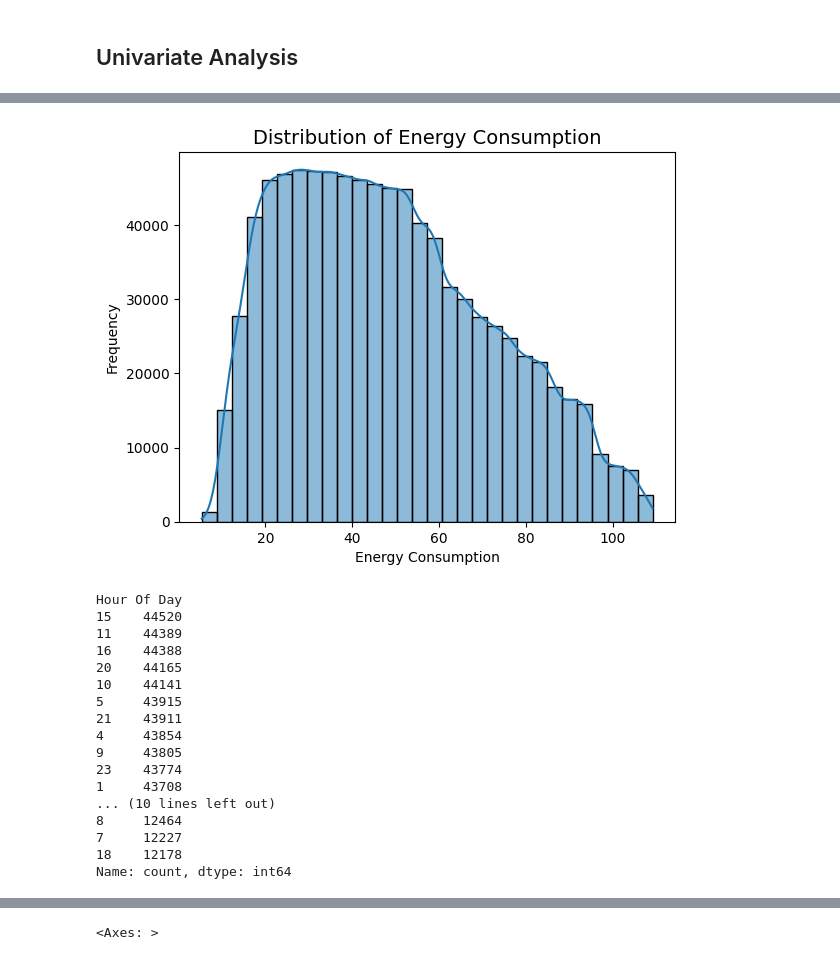
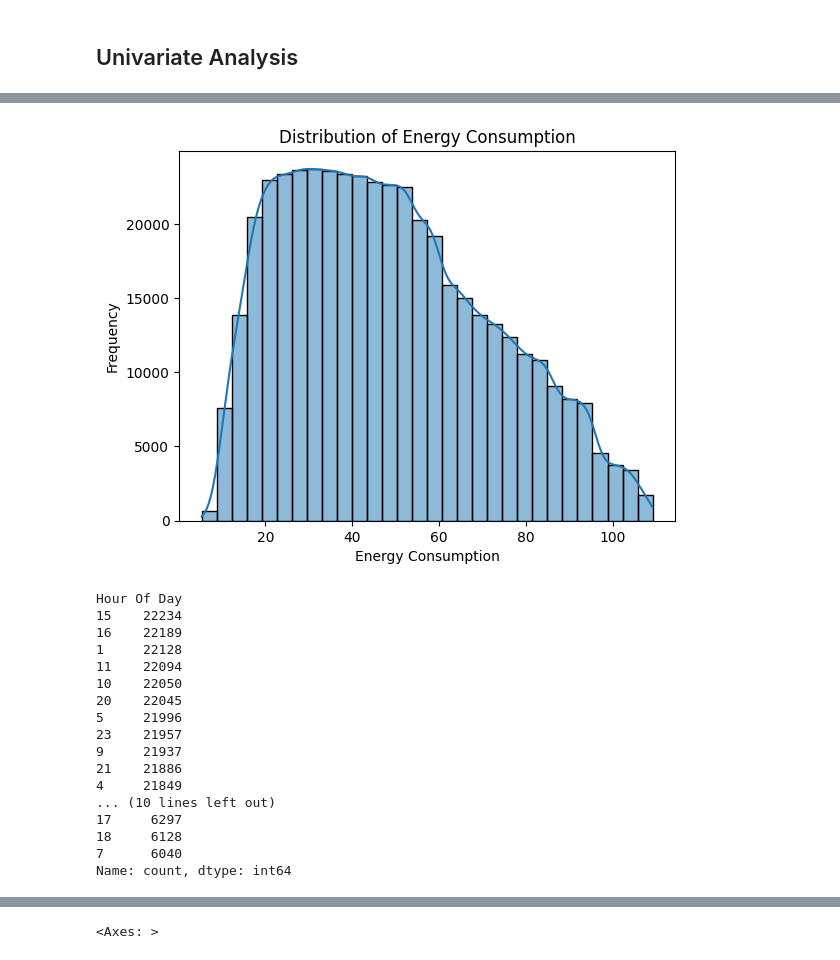
Before and after one commit to whyCharan/futuristic_city_energy_forecasting, a Jupyter notebook: notebooks/Energy_consumption_Regression.ipynb, the cells around one changed output, grey strips where cells are left out. Saved outputs shown, nothing was run; the diff lists cells and outputs as text; code cells hidden in the pictures.

```diff
--- a/notebooks/Energy_consumption_Regression.ipynb
+++ b/notebooks/Energy_consumption_Regression.ipynb
@@ -136,6 +136,8 @@ sns.boxplot(df,orient='h')
 # %% [output]
 <Axes: >
 [figure]
+# %%
+df = df.sample(frac=0.5, random_state=42)
 # %%
 df.shape
 # %% [output]
@@ -153,30 +155,30 @@ plt.show()
 # %%
 sns.histplot(df['Energy Consumption'],kde=True,bins=30)
-plt.title("Distribution of Energy Consumption",fontsize=14)
+plt.title("Distribution of Energy Consumption")
 plt.xlabel('Energy Consumption')
 plt.ylabel('Frequency')
 plt.show()
 # %% [output]
-[figure, old version]
+[figure, new version]
 # %%
 df['Hour Of Day'].value_counts()
 # %% [output]
 Hour Of Day
-15    44520
-11    44389
-16    44388
-20    44165
-10    44141
-5     43915
-21    43911
-4     43854
-9     43805
-23    43774
-1     43708
+15    22234
+16    22189
+1     22128
+11    22094
+10    22050
+20    22045
+5     21996
+23    21957
+9     21937
+21    21886
+4     21849
 ... (10 lines left out)
-8     12464
-7     12227
-18    12178
+17     6297
+18     6128
+7      6040
 Name: count, dtype: int64
 # %%
 df.head()
```
Also changed, not shown: parts of 26 cells of this notebook.
